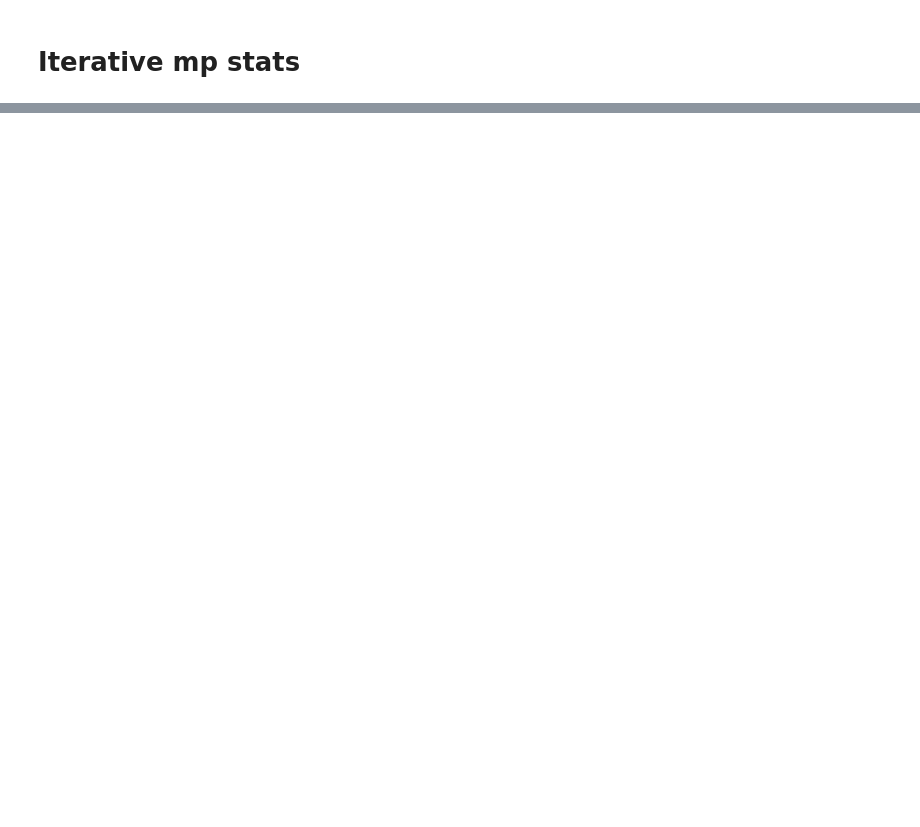
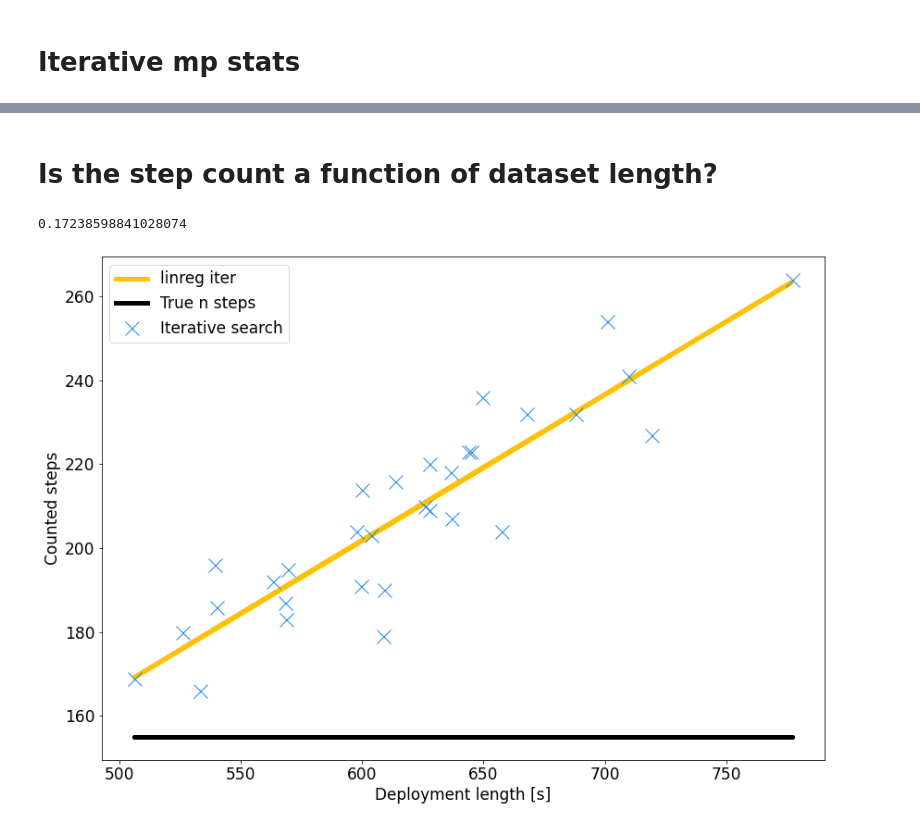
Before and after one commit to gecocowie/Master_thesis, a Jupyter notebook: python/Matrix_profile_statistics.ipynb, the cells around one changed output, grey strips where cells are left out. Saved outputs shown, nothing was run; the diff lists cells and outputs as text; code cells hidden in the pictures; blank space fills up the shorter version.

```diff
--- a/python/Matrix_profile_statistics.ipynb
+++ b/python/Matrix_profile_statistics.ipynb
@@ -192,0 +252,73 @@ print("Total miscount: ", Step_miscount)
+# %% [markdown]
+# Is the step count a function of dataset length?
+# %%
+def remove_trend(dlen,man):
+    return 0
+tot_steps_i = []
+tot_steps_q = []
+tot_dlen = []
+
+A25_1808_steps_q = [145,148,134,137]
+A25_1808_steps_i = [151,154,170,152]
+A25_1808_dlen =  np.array([39357,40851,42956,42756])#data length
+#tot_steps_i.extend(A25_1808_steps_i)
+#tot_steps_q.extend(A25_1808_steps_q)
+#tot_dlen.extend(A25_1808_dlen)
+
+
+
+A25_1708_steps_q = [173,183,187,174,168,153,180,163,173,165,183,179,195]
+A25_1708_steps_i = [183,187,207,190,214,232,223,216,223,195,218,203,232]
+A25_1708_dlen =  np.array([56863,56832,63684,60900,60002,66773,64389,61376,64492,56932,63665,60370,68808])#data length
+tot_steps_i.extend(A25_1708_steps_i)
+tot_steps_q.extend(A25_1708_steps_q)
+tot_dlen.extend(A25_1708_dlen)
+
+
+A25_1608_steps_q = [175,179,166,175,188,213,174,204,192]
+A25_1608_steps_i = [210,204,220,236,209,264,254,227,241]
+A25_1608_dlen = np.array([62579,59770,62778,64959,62779,77691,70088,71906,70970])
+tot_steps_i.extend(A25_1608_steps_i)
+tot_steps_q.extend(A25_1608_steps_q)
+tot_dlen.extend(A25_1608_dlen)
+
+A25_1508_steps_q = [166,144,170,145,165,178,174,163,164]
+A25_1508_steps_i = [169,166,179,180,191,204,186,196,192]
+A25_1508_dlen = np.array([50637,53339,60863,52620,59941,65752,54012,53935,56349])
+tot_steps_i.extend(A25_1508_steps_i)
+tot_steps_q.extend(A25_1508_steps_q)
+tot_dlen.extend(A25_1508_dlen)
+
+#make a linear regression of all points
+
+tot_dlen = np.array(tot_dlen)/100
+slope_q, intercept_q, r, p, se = stats.linregress(tot_dlen, tot_steps_q)
+slope_i, intercept_i, r, p, se = stats.linregress(tot_dlen, tot_steps_i)
+t = tot_dlen - np.min(tot_dlen)#
+linreg_q = slope_q*tot_dlen +intercept_q
+linreg_i = slope_i*tot_dlen + intercept_i
+
+print(slope_q)
+#remove trend
+tot_steps_i = np.array(tot_steps_i)# - slope_i*tot_dlen#linreg_i
+tot_steps_q = np.array(tot_steps_q)#linreg_q
+
+true_steps = np.ones(len(t))*155
+
+
+fig, ax = plt.subplots(figsize = (14,10))
+#ax.plot(A25_1708_dlen/100,A25_1708_steps_q,ls = "None", marker = "o")
+#ax.plot(A25_1708_dlen/100,A25_1708_steps_i,ls = "None", marker = "o")
+ax.plot(tot_dlen,linreg_i,label = "linreg iter",c = '#FFC107',linewidth = 5)
+ax.plot(tot_dlen,true_steps, label = 'True n steps',c = 'black',linewidth = 5)
+ax.plot(tot_dlen,tot_steps_i,label = 'Iterative search',ls = "None", marker = 'x',c = '#1E88E5',markersize = '15',linewidth = 10)
+#ax.plot(tot_dlen,tot_steps_q,label = 'Single query search',ls='None',marker = "o",c = 'r')
+#ax.plot(tot_dlen,linreg_q,label = "Linreg query")
+
+ax.set_ylabel("Counted steps")
+ax.set_xlabel("Deployment length [s]")
+plt.legend()
+plt.show()
+# %% [output]
+0.17238598841028074
+[figure, added]
```
Also changed, not shown: parts of 14 cells of this notebook, 5 other files.
